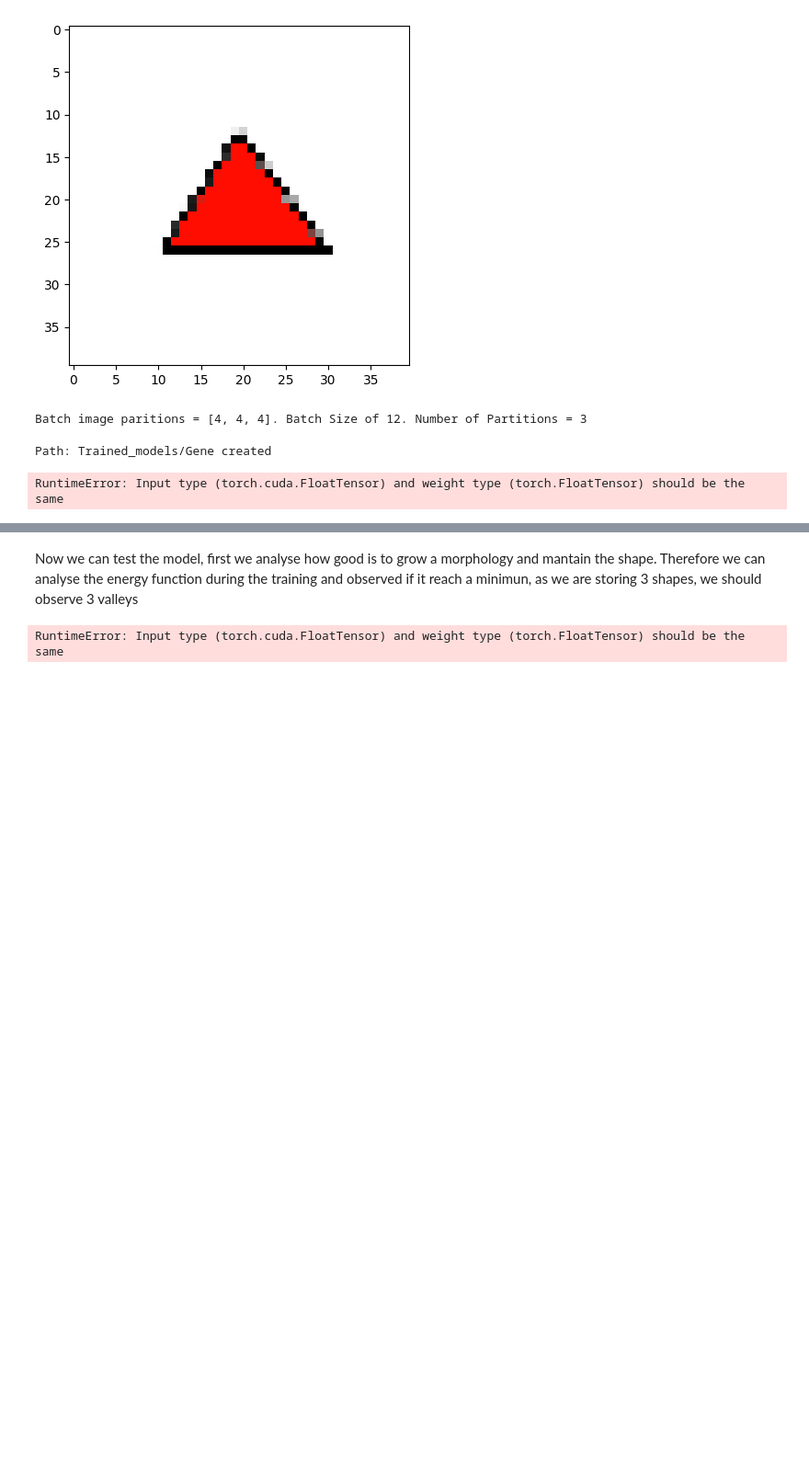
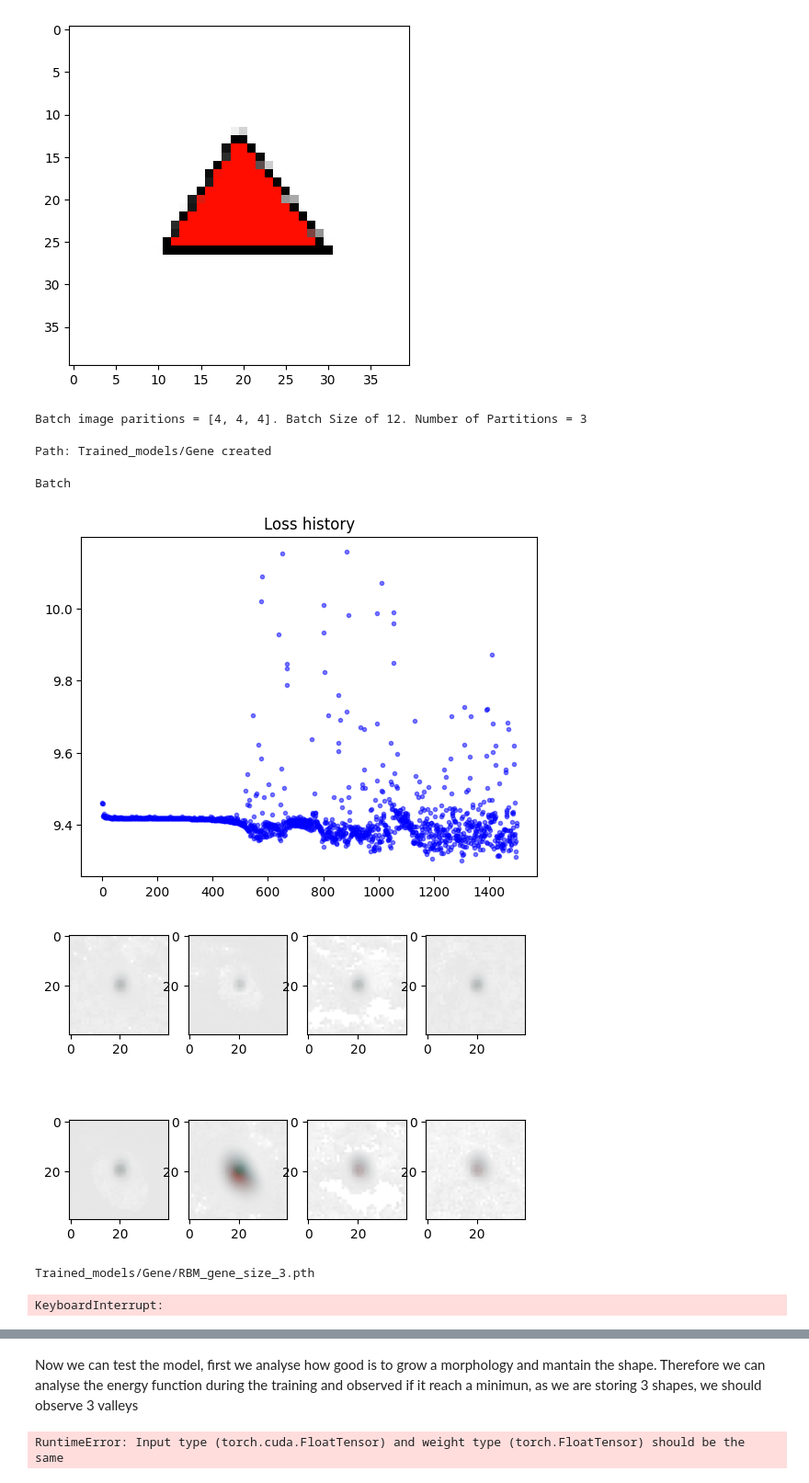
Before and after one commit to lshofsl/Advanced-topics-in-PoD-project-, a Jupyter notebook: CRBM_NCA.ipynb, the cells around one changed output, grey strips where cells are left out. Shown at 92% size. Drawn from its saved outputs; the diff is of its cells as text; code cells hidden in the pictures; blank space fills up the shorter version.

```diff
--- a/CRBM_NCA.ipynb
+++ b/CRBM_NCA.ipynb
@@ -148,55 +148,74 @@ nca = nca.to(DEVICE)
 optim = torch.optim.AdamW(nca.parameters(), lr=1e-3)
 scheduler = torch.optim.lr_scheduler.StepLR(optim, step_size=2000, gamma=0.3)
 name = folder + "/" +type(nca).__name__ + "_gene_size_" +str(GENE_COUNT)
+# %%
+E = torch.zeros(len(genes), 3)
+for i, bits in enumerate(genes):
+    for b in bits:
+        E[i, b] = 1.0
+# %%
+gene_bases = [
+    E[i].view(1, 3, 1, 1).expand(part[i], 3, HEIGHT, WIDTH)
+    for i in range(len(part))
+]
+gene_data = torch.cat(gene_bases, dim=0).to(DEVICE)
 # %%
 #@title Training { vertical-output: true}
 
 lambda_cd = 0.01
-
+eta = 0.01
 for i in range(TRAINING_ITERS + 1):
     loss = 0
     with torch.no_grad():
         idxs, x = utils.get_gene_pool(pools, part, seeds)
 
     for _ in range( random.randrange(32,92)):
-        x = nca(x)
+        x = nca(x, eta = eta)
 
     loss_base = (base - x[:, :4, :, :]).pow(2).sum() + 0.1 *(perchannel_conv(base, filters) - perchannel_conv(x[:, :4, :, :], filters) ).pow(2).sum()
-    cd_loss = nca.contrastive_divergence(base, k=1)
+    cd_loss = nca.contrastive_divergence(base, gene_data, k=1, eta=eta)
     loss = loss_base + lambda_cd * cd_loss
 
 
     with torch.no_grad():
         loss.backward()
         for p in nca.parameters():
             p.grad /= (p.grad.norm() + 1e-8)
         optim.step()
 
         x = x.detach()
         optim.zero_grad()
 
     loss_log.append(loss.log().item())
     with torch.no_grad():
         pools = utils.udate_gene_pool(pools, x.clone().detach(), idxs, part)
     scheduler.step()
 
     if i % 100 == 0:
         print(f"Training itter {i}, loss = {loss.item()}")
         plt.clf()
         clear_output()
         plt.figure(1,figsize=(10, 4))
         plt.title('Loss history')
         plt.plot(loss_log, '.', alpha=0.5, color = "b")
         print("Batch")
         utils.show_batch(x[2:14])
         display(HTML(style))
         plt.show(block=False)
         plt.pause(0.01)
+        print(cd_loss)
+        print(loss_base)
+        print(nca.W.weight)
+        print(nca.log_sigma)
     if i % 100 == 0:
         torch.save(nca.state_dict(), "Trained_models/" + name + ".pth")
         print("Trained_models/" + name + ".pth")
 # %% [output]
-RuntimeError: Input type (torch.cuda.FloatTensor) and weight type (torch.FloatTensor) should be the same
+Batch
+[figure, added]
+[figure, added]
+Trained_models/Gene/RBM_gene_size_3.pth
+KeyboardInterrupt:
 # %%
 nca = RBM(4, 9, gene_size=GENE_COUNT)
 nca.load_state_dict(torch.load("Trained_models/RBM/RBM_gene_size_3.pth"))
```
Also changed, not shown: parts of 2 cells of this notebook.
